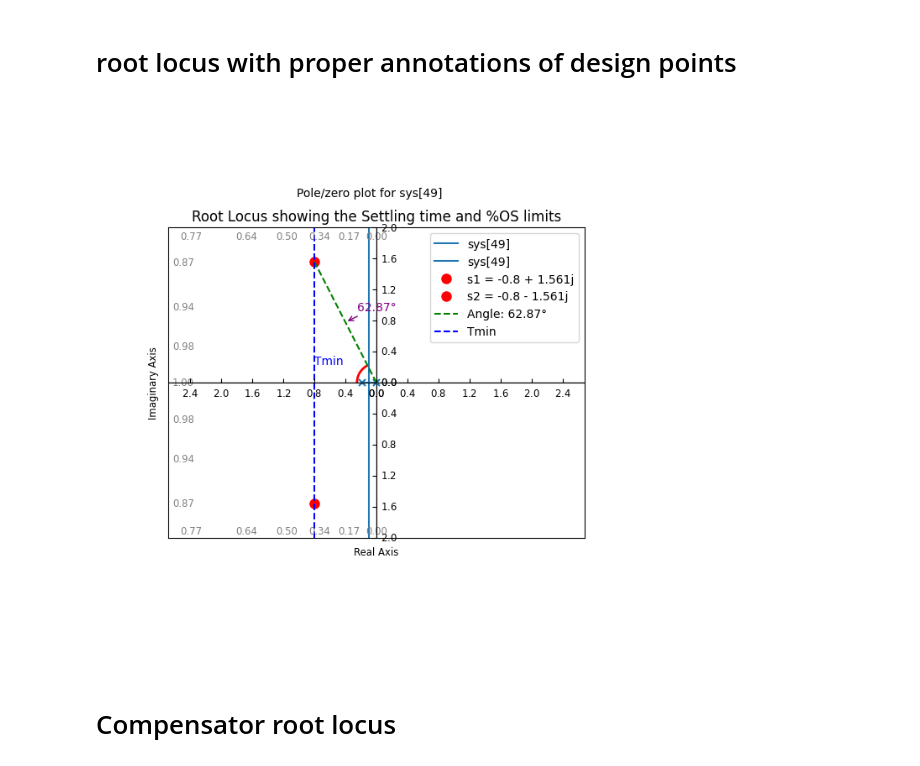
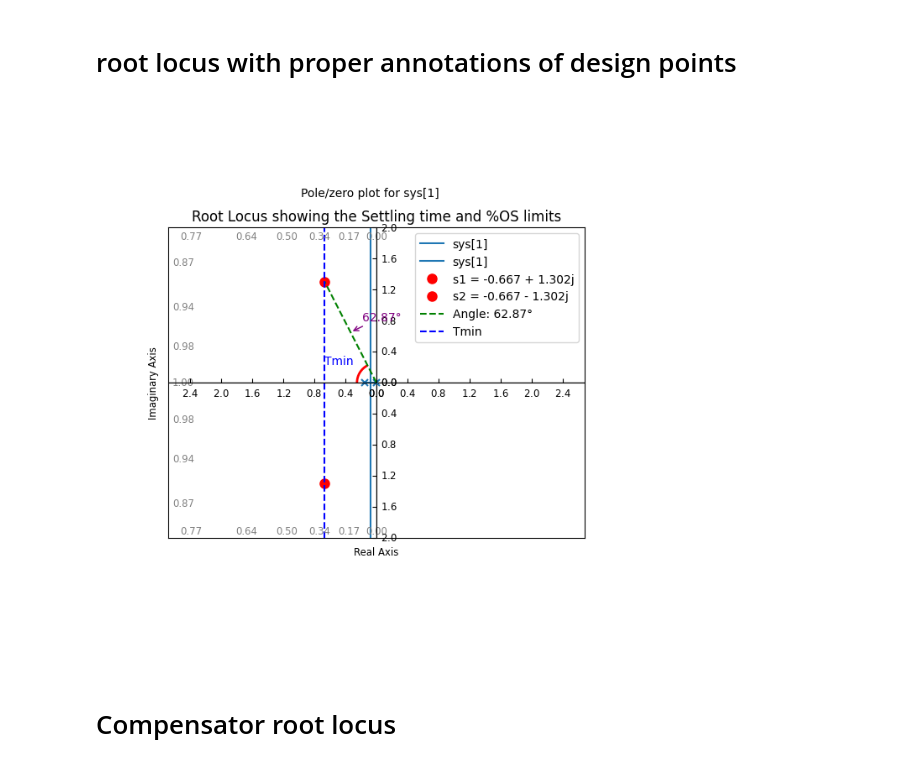
Before and after one commit to zwivhuyandou23/EEE3094S, a Jupyter notebook: labs/LAB 3/Lab_3_Data_analysis.ipynb, the cells around one changed output. Saved outputs shown, nothing was run; the diff lists cells and outputs as text; code cells hidden in the pictures.

```diff
--- a/labs/LAB 3/Lab_3_Data_analysis.ipynb
+++ b/labs/LAB 3/Lab_3_Data_analysis.ipynb
@@ -7,8 +7,8 @@ import control as ctrl
 from matplotlib.patches import Arc
 
 # Transfer function
-num = [23.85]
-den = [5.44, 1, 0]
+num = [11.204]
+den = [6.7, 1, 0]
 G = ctrl.TransferFunction(num, den)
 
 # Create root locus
@@ -17,10 +17,10 @@ ctrl.root_locus(G)  # Plot the root locus
 plt.title('Root Locus showing the Settling time and %OS limits')
 
 # Mark specific points
-s1 = -0.8 + 1.561j
-s2 = -0.8 - 1.561j
-plt.plot(np.real(s1), np.imag(s1), 'ro', markersize=8, label='s1 = -0.8 + 1.561j')
-plt.plot(np.real(s2), np.imag(s2), 'ro', markersize=8, label='s2 = -0.8 - 1.561j')
+s1 = -0.667 + 1.302j
+s2 = -0.667 - 1.302j
+plt.plot(np.real(s1), np.imag(s1), 'ro', markersize=8, label='s1 = -0.667 + 1.302j')
+plt.plot(np.real(s2), np.imag(s2), 'ro', markersize=8, label='s2 = -0.667 - 1.302j')
 
 # Calculate the angle of s1 with respect to the origin
 theta_rad = np.arctan2(np.imag(s1), np.real(s1))  # Angle in radians
@@ -37,37 +37,37 @@ arc2_theta2 = 180 + reflected_theta_deg
 
 # Plot the angle line for the original point
 plt.plot([0, np.real(s1)], [0, np.imag(s1)], 'g--', label=f'Angle: {theta_deg:.2f}°')
 
 # Annotate the angle on the plot for the original point
 plt.annotate(f'{theta_deg:.2f}°', xy=(np.real(s1) / 2, np.imag(s1) / 2),
              xytext=(10, 10), textcoords='offset points', color='purple',
              arrowprops=dict(arrowstyle="->", color='purple'))
 
 # Calculate reflected point coordinates
 reflected_s1 = np.conj(s1)  # Conjugate for reflection across y-axis
 
 
-# Draw a vertical line at -0.8 and annotate it as Tmin
-plt.axvline(x=-0.8, color='blue', linestyle='--', label='Tmin')
-plt.text(-0.8, 0.2, 'Tmin', color='blue', verticalalignment='bottom', fontsize=10)
+# Draw a vertical line at -0.667 and annotate it as Tmin
+plt.axvline(x=-0.667, color='blue', linestyle='--', label='Tmin')
+plt.text(-0.667, 0.2, 'Tmin', color='blue', verticalalignment='bottom', fontsize=10)
 
 # Draw arcs indicating the angles at the origin
 arc1 = Arc([0, 0], 0.5, 0.5, theta1=arc1_theta1, theta2=arc1_theta2, color='red', lw=2)
 #arc2 = Arc([0, 0], 0.5, 0.5, theta1=arc2_theta1, theta2=arc2_theta2, color='purple', lw=2, linestyle='--')
 plt.gca().add_patch(arc1)
 #plt.gca().add_patch(arc2)
 
 # Customize grid
 plt.grid()
 plt.axis('equal')
 plt.xlim([-2, 2])  # Increase x-axis scale
 plt.ylim([-2, 2])  # Increase y-axis scale
 plt.xlabel('Real Axis')
 plt.ylabel('Imaginary Axis')
 plt.legend()
 plt.show()
 # %% [output]
-[figure, old version]
+[figure, new version]
 # %% [markdown]
 # Compensator root locus
 # %%
```
Also changed, not shown: parts of 1 cell of this notebook.
